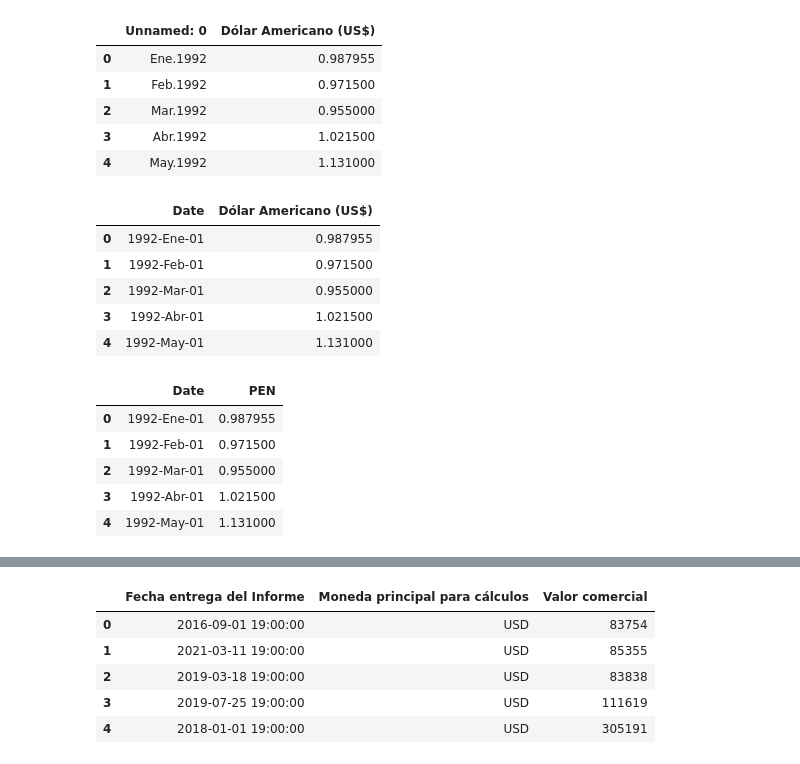
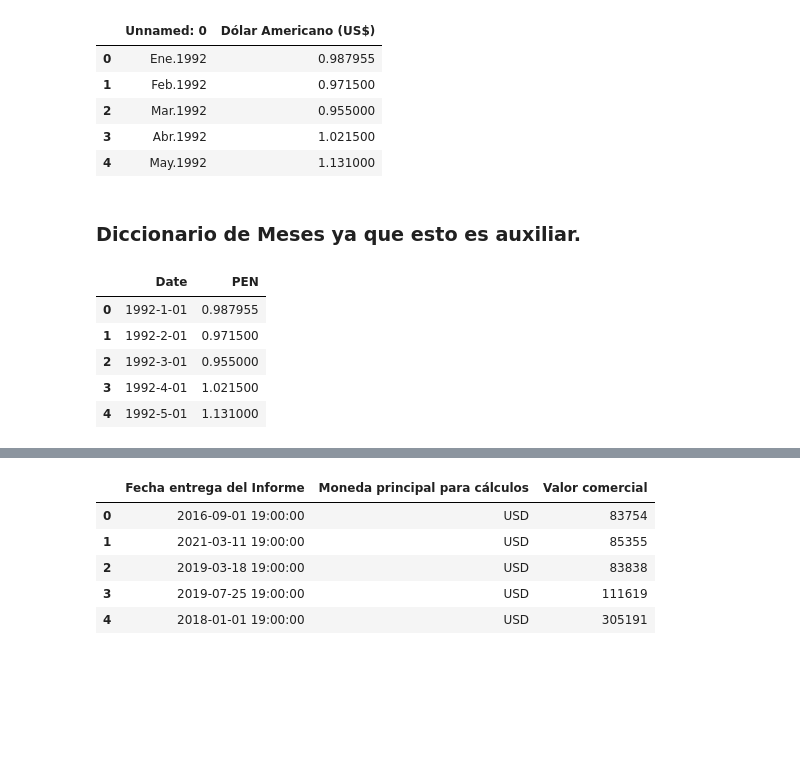
Before and after one commit to LordAngel11/DataDrivenStrikesBack, a Jupyter notebook: Analisis2.0.ipynb, the cells around one changed output, grey strips where cells are left out. Saved outputs shown, nothing was run; the diff lists cells and outputs as text; code cells hidden in the pictures; blank space fills up the shorter version.

```diff
--- a/Analisis2.0.ipynb
+++ b/Analisis2.0.ipynb
@@ -93,47 +72,40 @@ rateexchangedata.head(5)
 | 2 | Mar.1992 | 0.955000 |
 | 3 | Abr.1992 | 1.021500 |
 | 4 | May.1992 | 1.131000 |
+# %% [markdown]
+### Diccionario de Meses ya que esto es auxiliar.
 # %%
 rateexchangedata.rename(columns={'Unnamed: 0': 'Date'}, inplace= True)
 
 month_dict = {
     'Ene': 1,
     'Feb': 2,
     'Mar': 3,
     'Abr': 4,
     'May': 5,
     'Jun': 6,
     'Jul': 7,
     'Ago': 8,
     'Sep': 9,
     'Oct': 10,
     'Nov': 11,
     'Dic': 12,
 }
 
 def convertir_fecha(fecha):
     mes, anio = fecha.split('.')
     mes_num = month_dict[mes]
-    return f'{anio}-{mes}-01'
+    return f'{anio}-{mes_num}-01'
 
 rateexchangedata['Date'] = rateexchangedata['Date'].map(convertir_fecha)
+
+rateexchangedata.rename(columns={'Dólar Americano (US$)': 'PEN'}, inplace= True)
+
+rateexchangedata.head()
+# %% [output]
+|  | Date | PEN |
+| 0 | 1992-1-01 | 0.987955 |
+| 1 | 1992-2-01 | 0.971500 |
+| 2 | 1992-3-01 | 0.955000 |
+| 3 | 1992-4-01 | 1.021500 |
+| 4 | 1992-5-01 | 1.131000 |
-# %%
-rateexchangedata.head()
-# %% [output]
-|  | Date | Dólar Americano (US$) |
-| 0 | 1992-Ene-01 | 0.987955 |
-| 1 | 1992-Feb-01 | 0.971500 |
-| 2 | 1992-Mar-01 | 0.955000 |
-| 3 | 1992-Abr-01 | 1.021500 |
-| 4 | 1992-May-01 | 1.131000 |
-# %%
-rateexchangedata.rename(columns={'Dólar Americano (US$)': 'PEN'}, inplace= True)
-
-rateexchangedata.head()
-# %% [output]
-|  | Date | PEN |
-| 0 | 1992-Ene-01 | 0.987955 |
-| 1 | 1992-Feb-01 | 0.971500 |
-| 2 | 1992-Mar-01 | 0.955000 |
-| 3 | 1992-Abr-01 | 1.021500 |
-| 4 | 1992-May-01 | 1.131000 |
```
Also changed, not shown: parts of 7 cells of this notebook.
